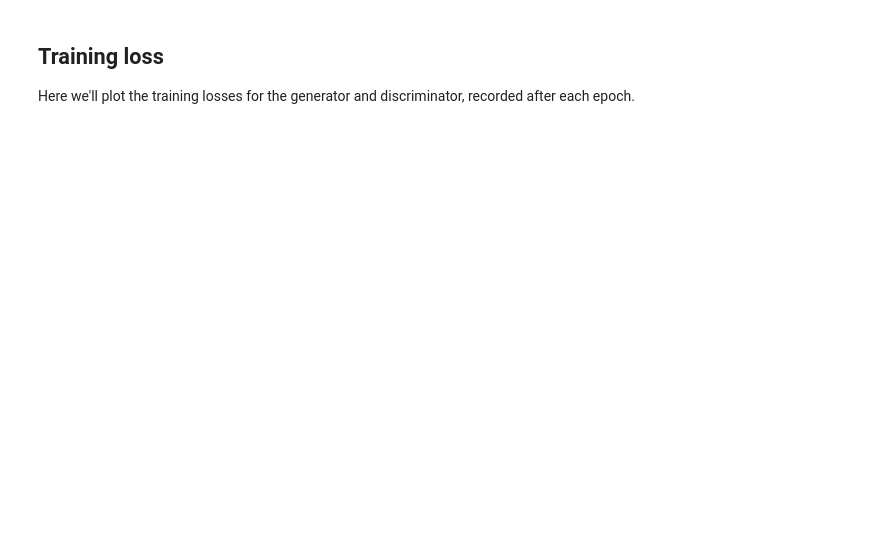
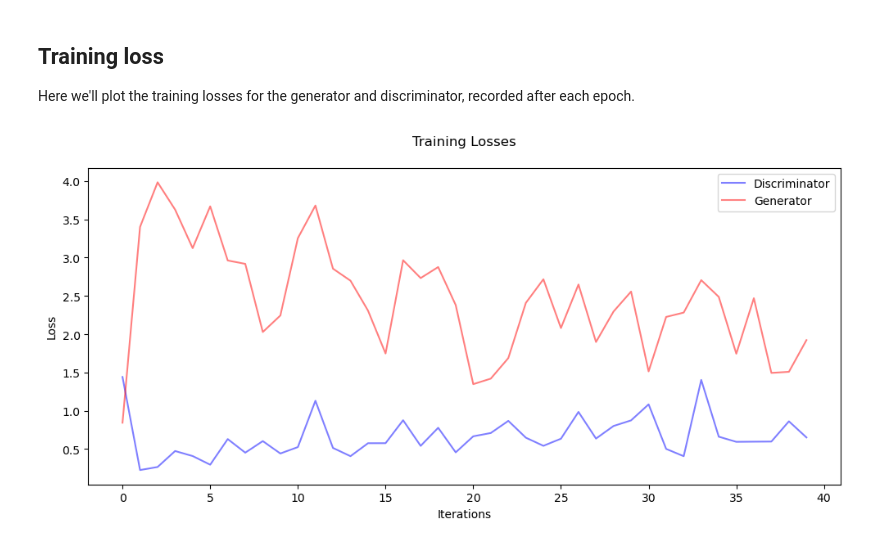
Before and after one commit to Chaklader/face_generation, a Jupyter notebook: lectures/DCGAN_Training/DCGAN_training.ipynb, the cells around one changed output. Cells and saved outputs as stored; diff of their text form; code cells hidden in the pictures; blank space fills up the shorter version.

```diff
--- a/lectures/DCGAN_Training/DCGAN_training.ipynb
+++ b/lectures/DCGAN_Training/DCGAN_training.ipynb
@@ -794,9 +826,31 @@ with open('train_samples.pkl', 'wb') as f:
 
 Here we'll plot the training losses for the generator and discriminator, recorded after each epoch.
 # %%
-fig, ax = plt.subplots()
+"""Plot training losses once without duplicate displays.
+
+Args:
+    losses (list): List of (D_loss, G_loss) tuples
+Returns:
+    matplotlib Figure: The figure object for further customization
+"""
+# Clear any existing plots
+plt.close('all')
+
+# Create single figure
+fig, ax = plt.subplots(figsize=(10,5))
 losses = np.array(losses)
-plt.plot(losses.T[0], label='Discriminator', alpha=0.5)
-plt.plot(losses.T[1], label='Generator', alpha=0.5)
-plt.title("Training Losses")
-plt.legend()
+
+# Plot with styling
+ax.plot(losses.T[0], label='Discriminator', alpha=0.5, color='blue')
+ax.plot(losses.T[1], label='Generator', alpha=0.5, color='red')
+ax.set_title("Training Losses", pad=20)
+ax.set_xlabel("Iterations")
+ax.set_ylabel("Loss")
+ax.legend()
+
+# Explicitly show once
+plt.tight_layout()
+display(fig)  # For Jupyter notebook display
+plt.close()   # Prevent duplicate shows
+# %% [output]
+[figure, added]
```
Also changed, not shown: parts of 1 cell of this notebook, 1 other file.
